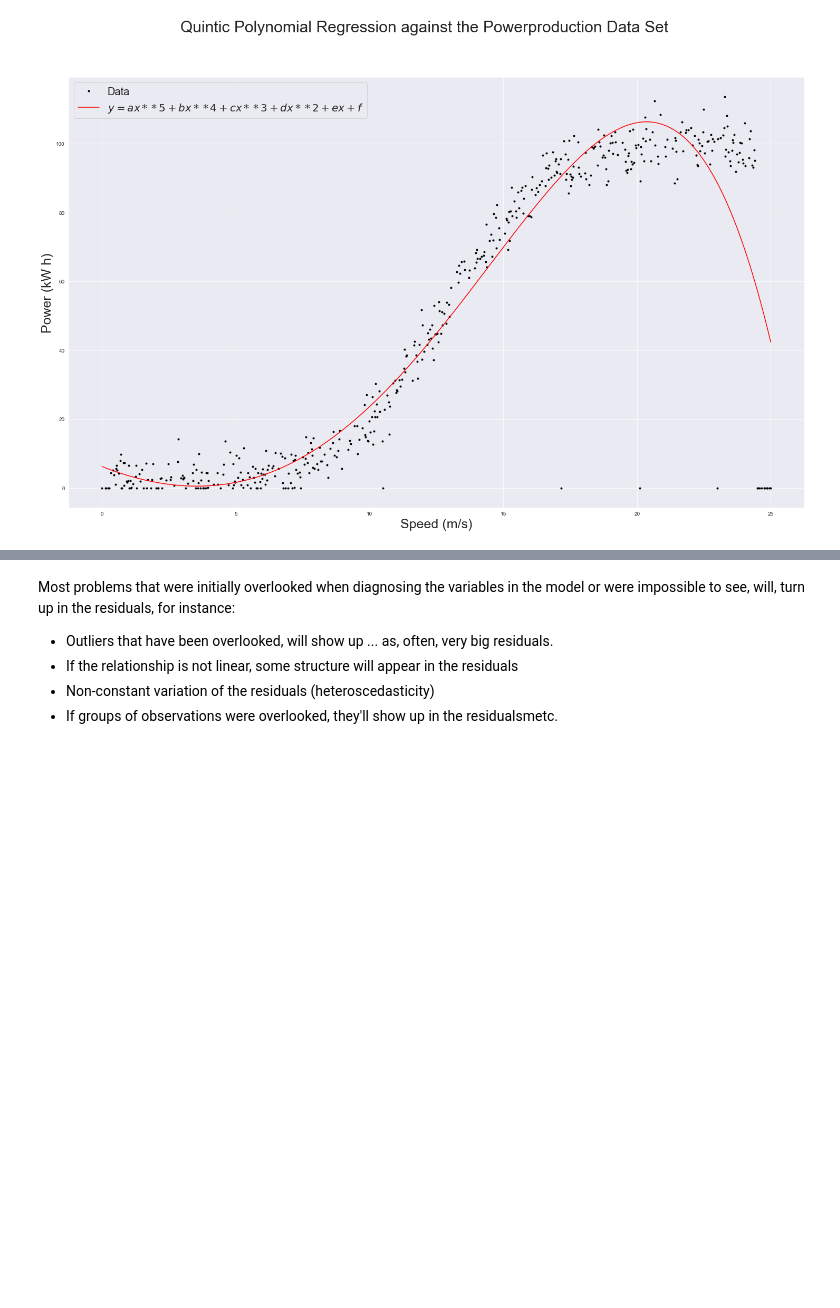
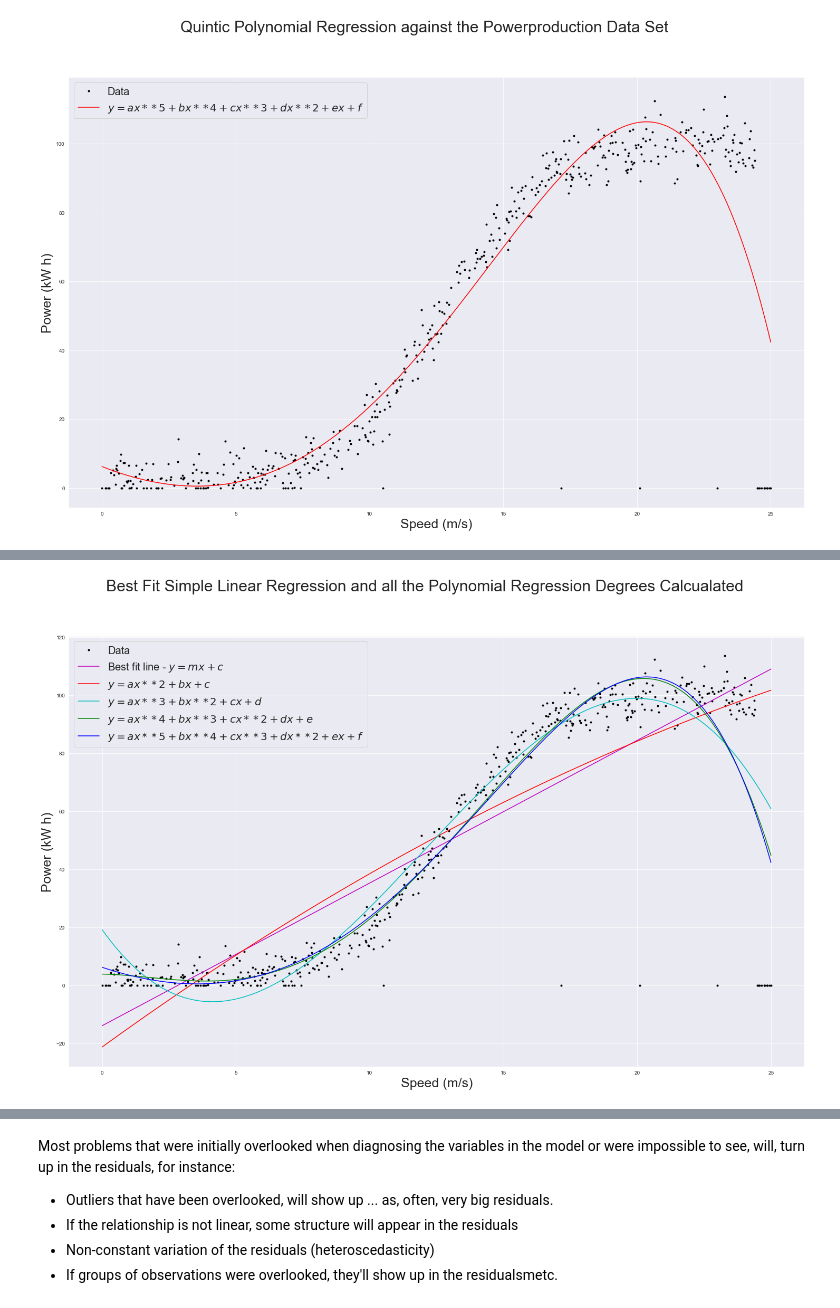
Before and after one commit to JPLee01/Fundamentals_of_Data_Analysis-Project_2020, a Jupyter notebook: Fundamentals of Data Analysis - Project 2020.ipynb, the cells around one changed output, grey strips where cells are left out. Cells and saved outputs as stored; diff of their text form; code cells hidden in the pictures; blank space fills up the shorter version.

```diff
--- a/Fundamentals of Data Analysis - Project 2020.ipynb
+++ b/Fundamentals of Data Analysis - Project 2020.ipynb
@@ -548,0 +580,23 @@ plt.show()
+# %%
+#Plot of the best fit simple linear regression and all the polynomial regression degrees calcualated against the Powerproduction Data Set
+plt.plot(powerproduction_dataset['speed'], powerproduction_dataset['power'], 'k.', label='Data')
+plt.plot(powerproduction_dataset['speed'], m * powerproduction_dataset['speed'] + c, 'm-', label='Best fit line - $ y=mx+c $')
+plt.plot(x, y1, 'r-', label='$y = ax**2 + bx + c$')
+plt.plot(x, y2, 'c-', label='$y = ax**3 + bx**2 + cx + d$')
+plt.plot(x, y3, 'g-', label='$y = ax**4 + bx**3 + cx**2 + dx + e$')
+plt.plot(x, y4, 'b-', label='$y = ax**5 + bx**4 + cx**3 + dx**2 + ex + f$')
+
+#Label the Axis
+plt.xlabel('Speed (m/s)', fontsize=25)
+plt.ylabel('Power (kW h)', fontsize=25)
+
+#Insert a legend
+plt.legend(fontsize=20)
+
+#Insert a Title
+plt. suptitle('Best Fit Simple Linear Regression and all the Polynomial Regression Degrees Calcualated', fontsize=30)
+
+#Disply the Plot
+plt.show()
+# %% [output]
+[figure, added]
```
Also changed, not shown: parts of 14 cells of this notebook.
